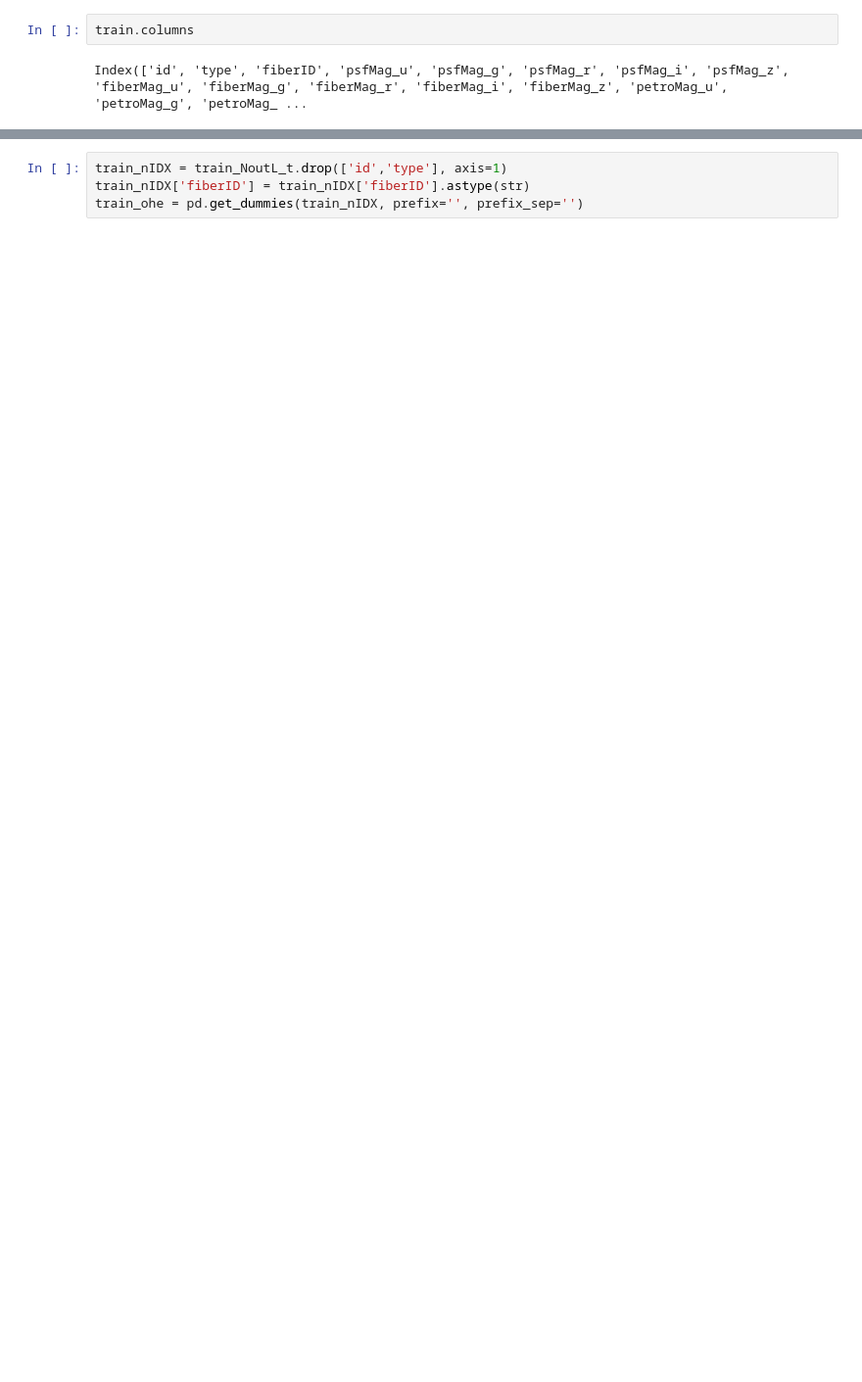
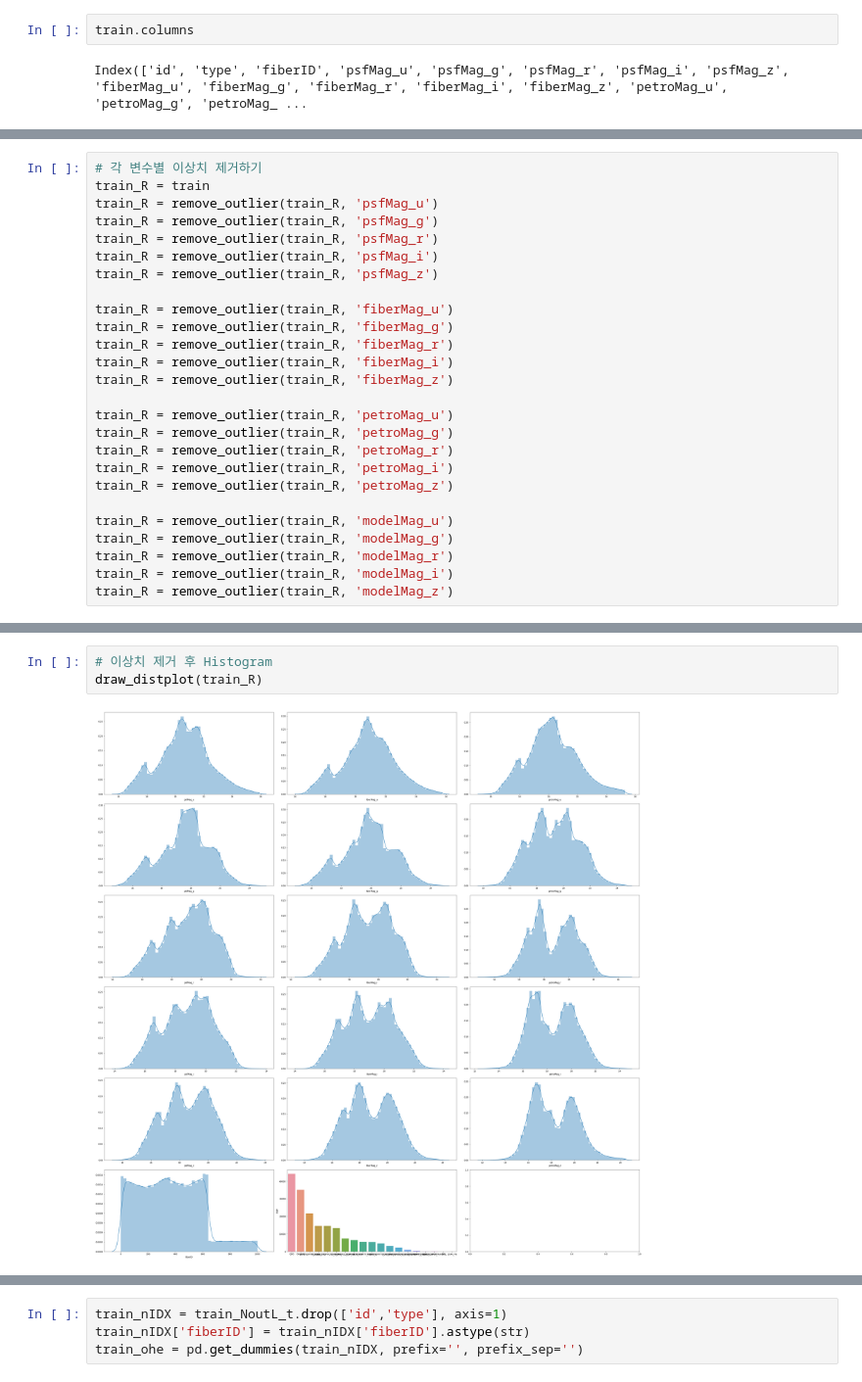
Before and after one commit to idjoopal/MLFW_study, a Jupyter notebook: Dacon/classification_universe.ipynb, the cells around one changed output, grey strips where cells are left out. Shown at 98% size. Saved outputs shown, nothing was run; the diff lists cells and outputs as text; blank space fills up the shorter version.

```diff
--- a/Dacon/classification_universe.ipynb
+++ b/Dacon/classification_universe.ipynb
@@ -101,0 +163,26 @@ train_NoutL_t = pd.merge(train_NoutL, train[['id','type','fiberID']], how='left'
+# %%
+# 각 변수별 이상치 제거하기
+train_R = train
+train_R = remove_outlier(train_R, 'psfMag_u')
+train_R = remove_outlier(train_R, 'psfMag_g')
+train_R = remove_outlier(train_R, 'psfMag_r')
+train_R = remove_outlier(train_R, 'psfMag_i')
+train_R = remove_outlier(train_R, 'psfMag_z')
+
+train_R = remove_outlier(train_R, 'fiberMag_u')
+train_R = remove_outlier(train_R, 'fiberMag_g')
+train_R = remove_outlier(train_R, 'fiberMag_r')
+train_R = remove_outlier(train_R, 'fiberMag_i')
+train_R = remove_outlier(train_R, 'fiberMag_z')
+
+train_R = remove_outlier(train_R, 'petroMag_u')
+train_R = remove_outlier(train_R, 'petroMag_g')
+train_R = remove_outlier(train_R, 'petroMag_r')
+train_R = remove_outlier(train_R, 'petroMag_i')
+train_R = remove_outlier(train_R, 'petroMag_z')
+
+train_R = remove_outlier(train_R, 'modelMag_u')
+train_R = remove_outlier(train_R, 'modelMag_g')
+train_R = remove_outlier(train_R, 'modelMag_r')
+train_R = remove_outlier(train_R, 'modelMag_i')
+train_R = remove_outlier(train_R, 'modelMag_z')
@@ -101,0 +210,5 @@ train_NoutL_t = pd.merge(train_NoutL, train[['id','type','fiberID']], how='left'
+# %%
+# 이상치 제거 후 Histogram
+draw_distplot(train_R)
+# %% [output]
+[figure, added]
```
Also changed, not shown: parts of 45 cells of this notebook.
